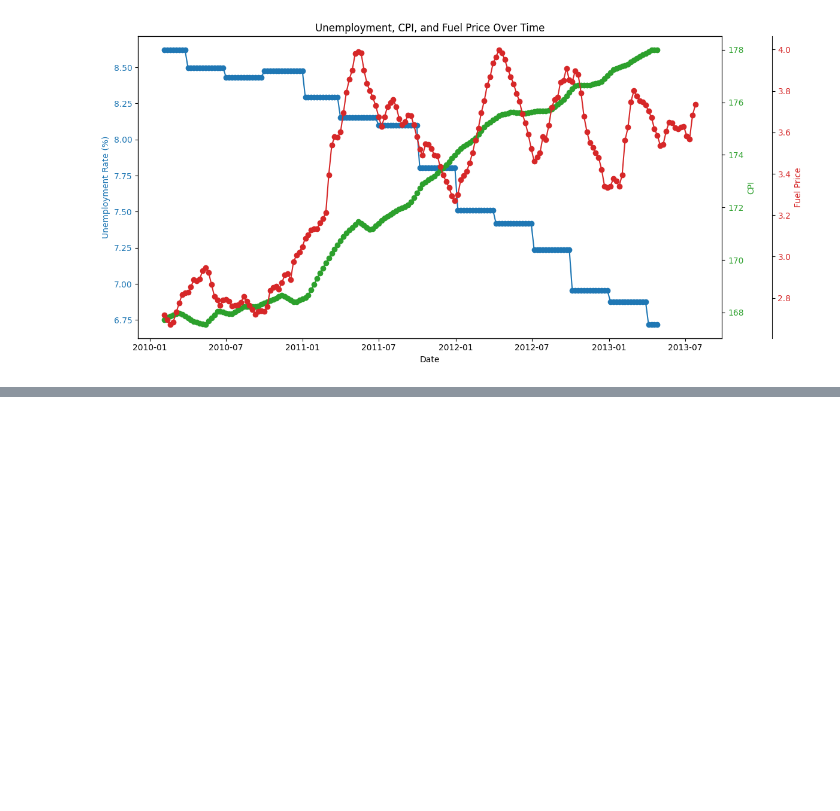
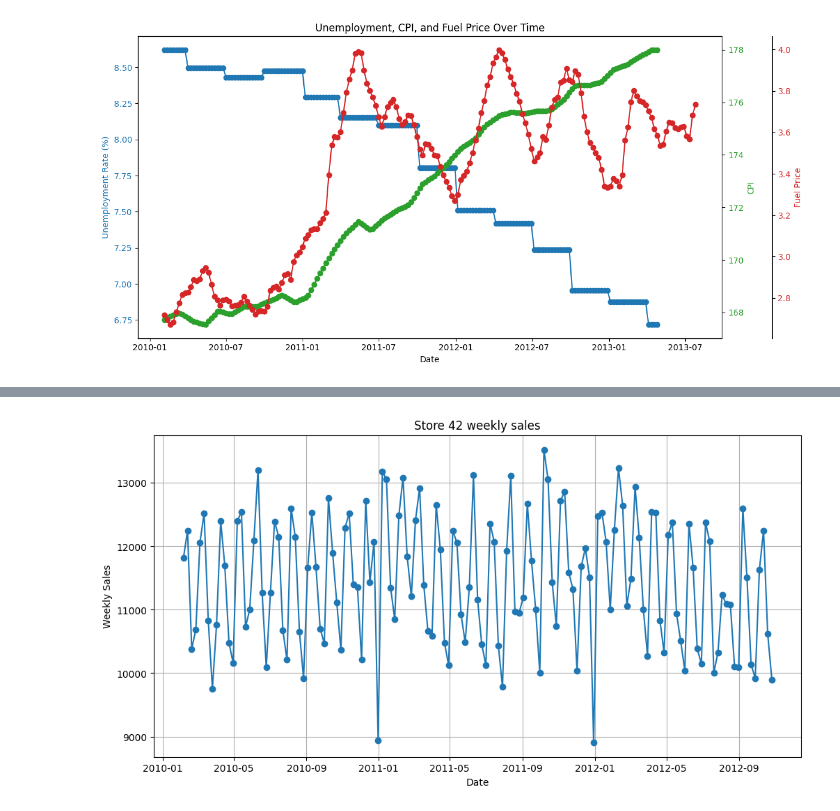
Before and after one commit to synapticsynergy/sales-forecasting-explore, a Jupyter notebook: experiments/observations/dataset_exploration.ipynb, the cells around one changed output, grey strips where cells are left out. Saved outputs shown, nothing was run; the diff lists cells and outputs as text; code cells hidden in the pictures; blank space fills up the shorter version.

```diff
--- a/experiments/observations/dataset_exploration.ipynb
+++ b/experiments/observations/dataset_exploration.ipynb
@@ -370,0 +397,4 @@ plt.show()
+# %%
+store_number = 42
+filtered_store_df = train_df.query('store == @store_number')
+filtered_store_df.head()
@@ -370,0 +408,13 @@ plt.show()
+# %%
+grouped_by_df = filtered_store_df.groupby("date")["weekly_sales"].mean().reset_index()
+grouped_by_df.head()
+
+plt.figure(figsize=(12, 6))
+plt.plot(grouped_by_df["date"],grouped_by_df["weekly_sales"], marker="o", linestyle="-")
+plt.title("Store 42 weekly sales")
+plt.xlabel("Date")
+plt.ylabel("Weekly Sales")
+plt.grid(True)
+plt.show()
+# %% [output]
+[figure, added]
```
Also changed, not shown: parts of 4 cells of this notebook, 1 other file.
